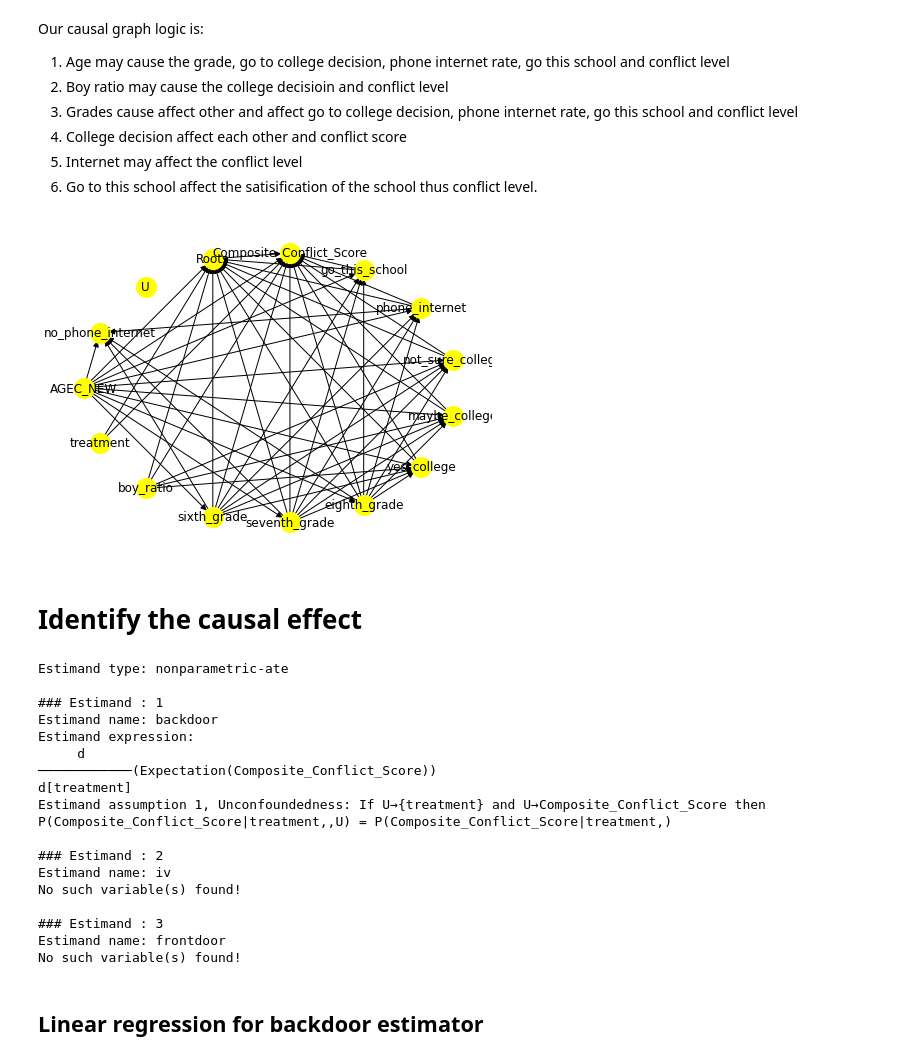
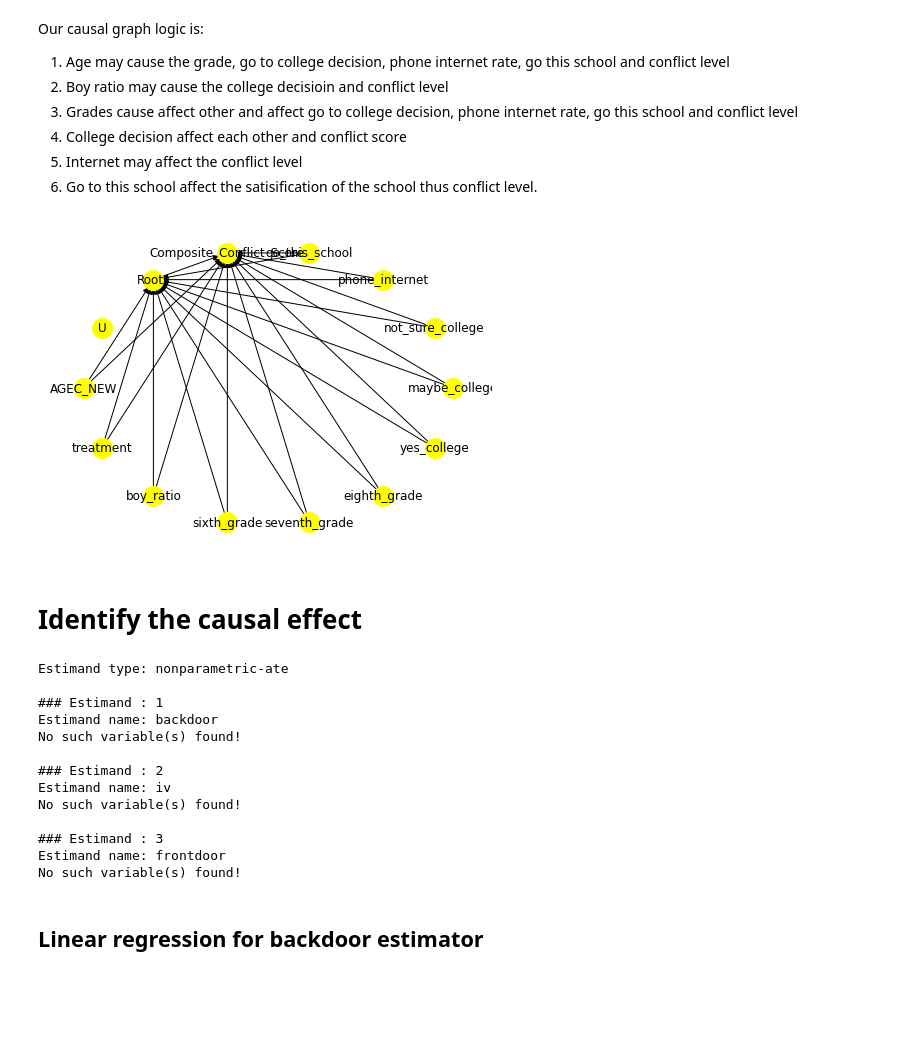
Before and after one commit to JipengSun/Causal_Inference_Anticonflict, a Jupyter notebook: causal_inference_pipeline.ipynb, the cells around one changed output. Drawn from its saved outputs; the diff is of its cells as text; code cells hidden in the pictures; blank space fills up the shorter version.

Commit message:
still failing identifiability with Roots as treatment var

```diff
--- a/causal_inference_pipeline.ipynb
+++ b/causal_inference_pipeline.ipynb
@@ -182,17 +182,48 @@ causal_graph = '''digraph{
 }
 
 '''
+# %%
+causal_graph2 = '''digraph{
+    AGEC_NEW[label="Age"];
+    treatment[label="Treatment"];
+    boy_ratio[label="Boy Percentage"];
+    sixth_grade[label="6th Grade Ratio"];
+    seventh_grade[label="7th Grade Ratio"];
+    eighth_grade[label="8th Grade Ratio"];
+    yes_college[label="Go College Ratio"];
+    maybe_college[label="Maybe Go College Ratio"];
+    not_sure_college[label="Don't Know Go College Ratio"];
+    phone_internet[label="Cell Phone With Internet"];
+    go_this_school[label="Do Go To This School Ratio"];
+    Composite_Conflict_Score[label="Composite Conflict Score"][color=green];
+    Roots[label="Roots"][color=blue];
+    U[label="Unobserved Confounders"];
+    treatment-> {Composite_Conflict_Score,Roots};
+    AGEC_NEW -> {Composite_Conflict_Score,Roots};
+    boy_ratio -> {Composite_Conflict_Score,Roots};
+    sixth_grade -> {Composite_Conflict_Score,Roots};
+    seventh_grade -> {Composite_Conflict_Score,Roots};
+    eighth_grade -> {Composite_Conflict_Score,Roots};
+    yes_college -> {Composite_Conflict_Score,Roots};
+    maybe_college -> {Composite_Conflict_Score,Roots};
+    not_sure_college -> {Composite_Conflict_Score,Roots};
+    phone_internet -> {Composite_Conflict_Score,Roots};
+    go_this_school-> {Composite_Conflict_Score,Roots};
+    Roots -> {Composite_Conflict_Score};
+}
+
+'''
 # %%
 model= dowhy.CausalModel(
         data = dataset,
-        graph=causal_graph.replace("\n", " ").replace(",",";"),
-        treatment='treatment',
+        graph=causal_graph2.replace("\n", " ").replace(",",";"),
+        treatment='Roots',
         outcome='Composite_Conflict_Score')
 model.view_model(layout="twopi",size=(8, 6), file_name="causal_model")
 #from IPython.display import Image, display
 #display(Image(filename="causal_model.png"))
 # %% [output]
-[figure, old version]
+[figure, new version]
 # %% [markdown]
 # Identify the causal effect
 # %%
@@ -204,11 +235,7 @@ Estimand type: nonparametric-ate
 
 ### Estimand : 1
 Estimand name: backdoor
-Estimand expression:
-     d
-────────────(Expectation(Composite_Conflict_Score))
-d[treatment]
-Estimand assumption 1, Unconfoundedness: If U→{treatment} and U→Composite_Conflict_Score then P(Composite_Conflict_Score|treatment,,U) = P(Composite_Conflict_Score|treatment,)
+No such variable(s) found!
 
 ### Estimand : 2
 Estimand name: iv
```
Also changed, not shown: parts of 1 cell of this notebook, 1 other file.
